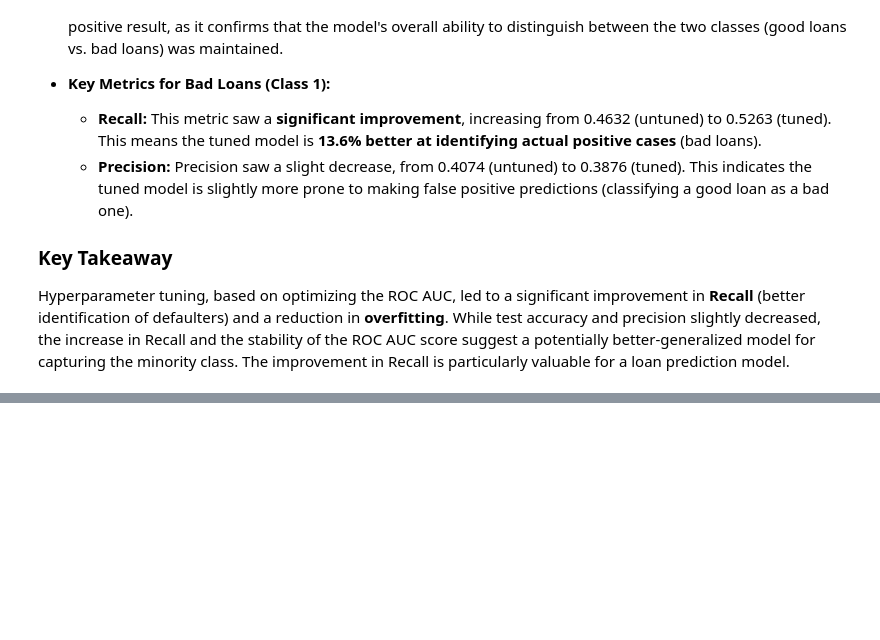
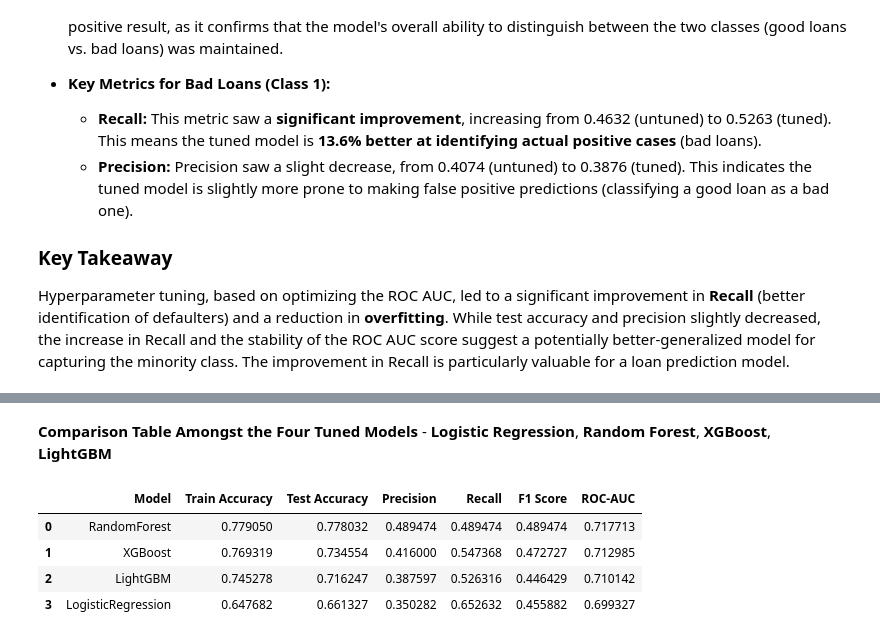
Before and after one commit to ebunsoph25/NOTEBOOK-PROJECT, a Jupyter notebook: LOAN_PREDICTION_PROJECT.ipynb, the cells around one changed output, grey strips where cells are left out. Drawn from its saved outputs; the diff is of its cells as text; code cells hidden in the pictures; blank space fills up the shorter version.

```diff
--- a/LOAN_PREDICTION_PROJECT.ipynb
+++ b/LOAN_PREDICTION_PROJECT.ipynb
@@ -2617,0 +2640,3 @@ Hyperparameter tuning, based on optimizing the ROC AUC, led to a significant imp
+# %%
+best_logreg = grid_search_logreg.best_estimator_
+print(best_logreg)
@@ -2617,0 +2653,11 @@ Hyperparameter tuning, based on optimizing the ROC AUC, led to a significant imp
+# %%
+from sklearn.metrics import accuracy_score, precision_score, recall_score, f1_score, roc_auc_score
+
+y_pred = best_logreg.predict(X_test)
+y_proba = best_logreg.predict_proba(X_test)[:,1]
+
+print("Test Accuracy:", accuracy_score(y_test, y_pred))
+print("Precision:", precision_score(y_test, y_pred))
+print("Recall:", recall_score(y_test, y_pred))
+print("F1 Score:", f1_score(y_test, y_pred))
+print("ROC-AUC:", roc_auc_score(y_test, y_proba))
@@ -2617,0 +2686,40 @@ Hyperparameter tuning, based on optimizing the ROC AUC, led to a significant imp
+# %% [markdown]
+**Comparison** **Table** **Amongst** **the** **Four** **Tuned** **Models** - **Logistic Regression**, **Random Forest**, **XGBoost**, **LightGBM**
+# %%
+from sklearn.metrics import accuracy_score, precision_score, recall_score, f1_score, roc_auc_score
+import pandas as pd
+
+# Collect all tuned models
+models = {
+    'LogisticRegression': grid_search_logreg.best_estimator_,
+    'RandomForest': grid_search_rf.best_estimator_,
+    'XGBoost': grid_search_xgb.best_estimator_,
+    'LightGBM': grid_search_lgbm.best_estimator_
+}
+
+results = []
+for name, model in models.items():
+    y_pred = model.predict(X_test)
+    if hasattr(model, "predict_proba"):
+        y_proba = model.predict_proba(X_test)[:, 1]
+    else:
+        y_proba = model.decision_function(X_test)
+
+    results.append({
+        'Model': name,
+        'Train Accuracy': accuracy_score(y_train, model.predict(X_train)),
+        'Test Accuracy': accuracy_score(y_test, y_pred),
+        'Precision': precision_score(y_test, y_pred, zero_division=0),
+        'Recall': recall_score(y_test, y_pred, zero_division=0),
+        'F1 Score': f1_score(y_test, y_pred, zero_division=0),
+        'ROC-AUC': roc_auc_score(y_test, y_proba)
+    })
+
+results_df = pd.DataFrame(results).sort_values('ROC-AUC', ascending=False).reset_index(drop=True)
+display(results_df)
+# %% [output]
+|  | Model | Train Accuracy | Test Accuracy | Precision | Recall | F1 Score | ROC-AUC |
+| 0 | RandomForest | 0.779050 | 0.778032 | 0.489474 | 0.489474 | 0.489474 | 0.717713 |
+| 1 | XGBoost | 0.769319 | 0.734554 | 0.416000 | 0.547368 | 0.472727 | 0.712985 |
+| 2 | LightGBM | 0.745278 | 0.716247 | 0.387597 | 0.526316 | 0.446429 | 0.710142 |
+| 3 | LogisticRegression | 0.647682 | 0.661327 | 0.350282 | 0.652632 | 0.455882 | 0.699327 |
```
Also changed, not shown: parts of 8 cells of this notebook.
